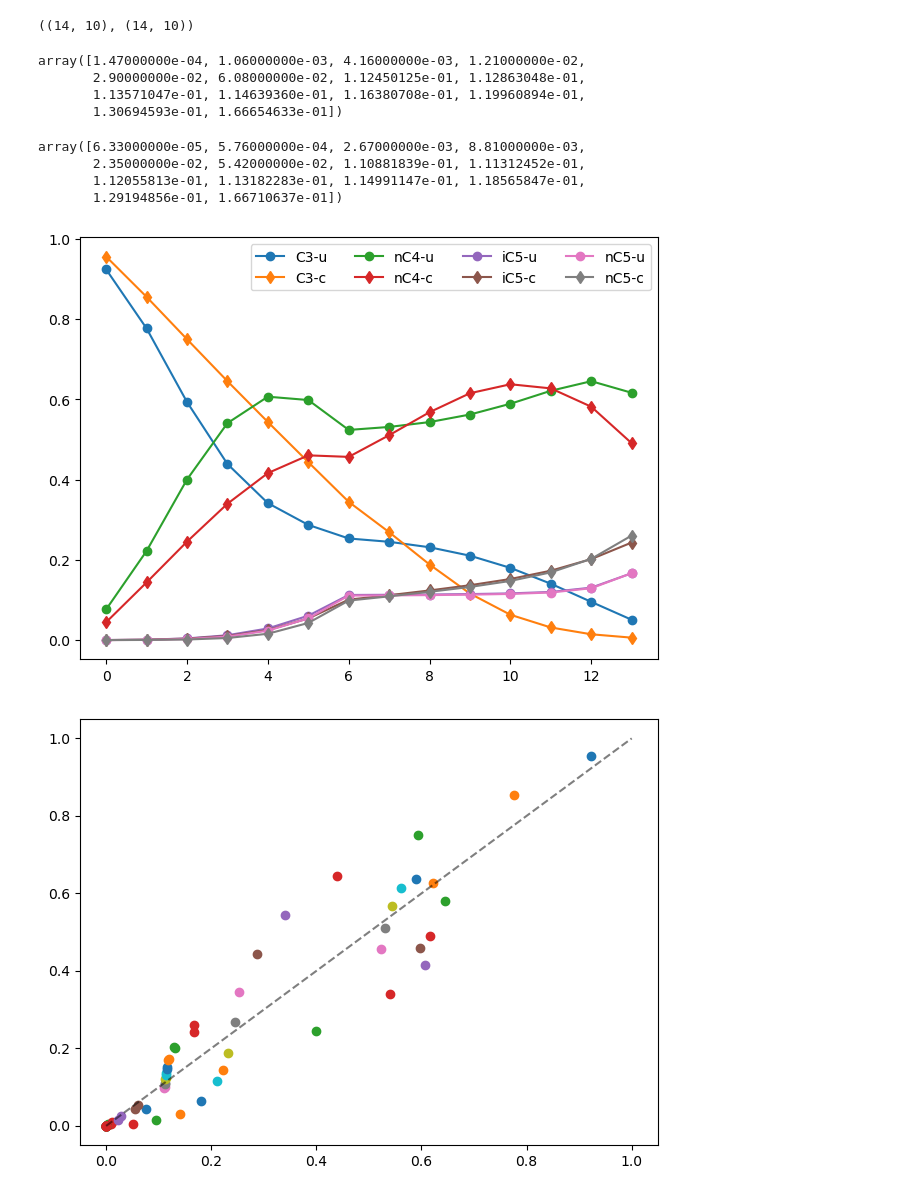
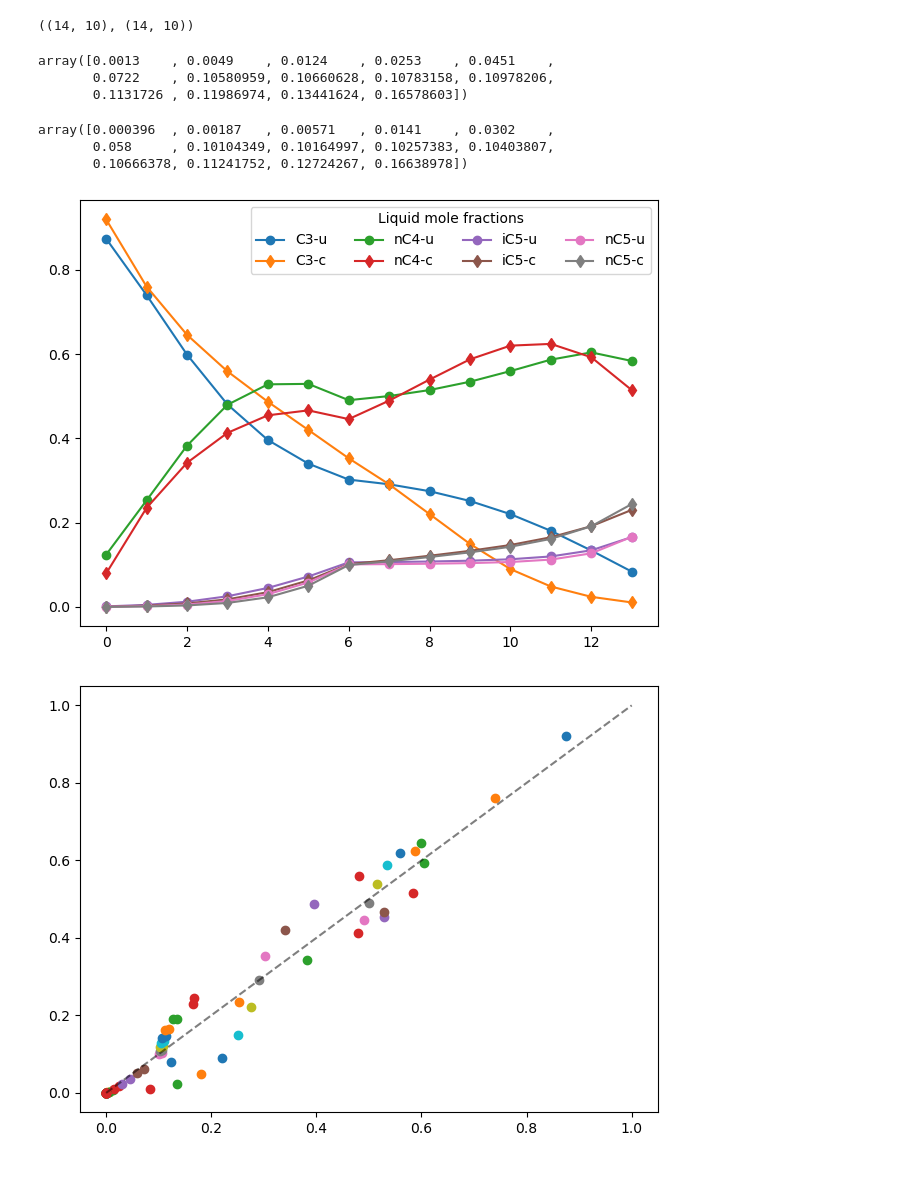
Before and after one commit to VChuzlov/My_Project, a Jupyter notebook: plots.ipynb, the cells around one changed output. Cells and saved outputs as stored; diff of their text form; code cells hidden in the pictures.

```diff
--- a/plots.ipynb
+++ b/plots.ipynb
@@ -2,7 +2,7 @@
 import numpy as np
 import matplotlib.pyplot as plt
 # %%
-u = np.loadtxt(r'ul.txt')
+u = np.loadtxt(r'..\Distillation2\xi_backup.txt')
 # %%
 c = np.loadtxt(r'..\Distillation2\xi.txt')
 # %%
@@ -12,37 +12,35 @@ c.shape, u.shape
 # %%
 u[:, 5]
 # %% [output]
-array([1.47000000e-04, 1.06000000e-03, 4.16000000e-03, 1.21000000e-02,
-       2.90000000e-02, 6.08000000e-02, 1.12450125e-01, 1.12863048e-01,
-       1.13571047e-01, 1.14639360e-01, 1.16380708e-01, 1.19960894e-01,
-       1.30694593e-01, 1.66654633e-01])
+array([0.0013    , 0.0049    , 0.0124    , 0.0253    , 0.0451    ,
+       0.0722    , 0.10580959, 0.10660628, 0.10783158, 0.10978206,
+       0.1131726 , 0.11986974, 0.13441624, 0.16578603])
 # %%
 u[:, 6]
 # %% [output]
-array([6.33000000e-05, 5.76000000e-04, 2.67000000e-03, 8.81000000e-03,
-       2.35000000e-02, 5.42000000e-02, 1.10881839e-01, 1.11312452e-01,
-       1.12055813e-01, 1.13182283e-01, 1.14991147e-01, 1.18565847e-01,
-       1.29194856e-01, 1.66710637e-01])
+array([0.000396  , 0.00187   , 0.00571   , 0.0141    , 0.0302    ,
+       0.058     , 0.10104349, 0.10164997, 0.10257383, 0.10403807,
+       0.10666378, 0.11241752, 0.12724267, 0.16638978])
 # %%
 fig, ax = plt.subplots()
 
 ax.plot(u[:, 2], marker='o', label='C3-u')
 ax.plot(c[:, 2], marker='d', label='C3-c')
 
 ax.plot(u[:, 4], marker='o', label='nC4-u')
 ax.plot(c[:, 4], marker='d', label='nC4-c')
 
 ax.plot(u[:, 5], marker='o', label='iC5-u')
 ax.plot(c[:, 5], marker='d', label='iC5-c')
 
 ax.plot(u[:, 6], marker='o', label='nC5-u')
 ax.plot(c[:, 6], marker='d', label='nC5-c')
 
-plt.legend(ncol=4)
+plt.legend(ncol=4, title='Liquid mole fractions')
 plt.tight_layout()
 plt.savefig('comp.pdf')
 # %% [output]
-[figure, old version]
+[figure, new version]
 # %%
 fig, ax = plt.subplots()
 
@@ -53,7 +51,7 @@ ax.plot([0, 1], [0, 1], 'k--', alpha=.5)
 
 plt.tight_layout()
 # %% [output]
-[figure, old version]
+[figure, new version]
 # %%
 flows = np.loadtxt(r'..\Distillation2\profile_backup.txt')
 t = np.loadtxt(r'..\Distillation2\t_backup.txt')
```
Also changed, not shown: parts of 3 cells of this notebook, 4 other files.
